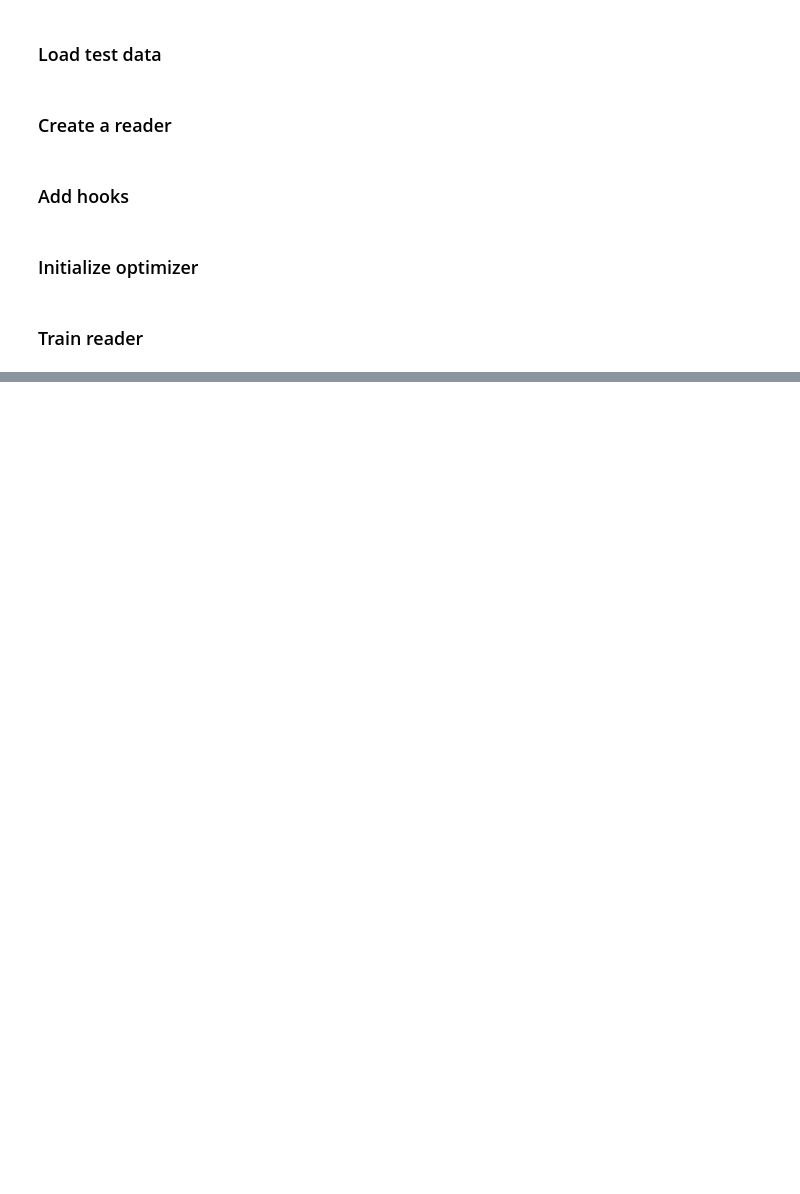
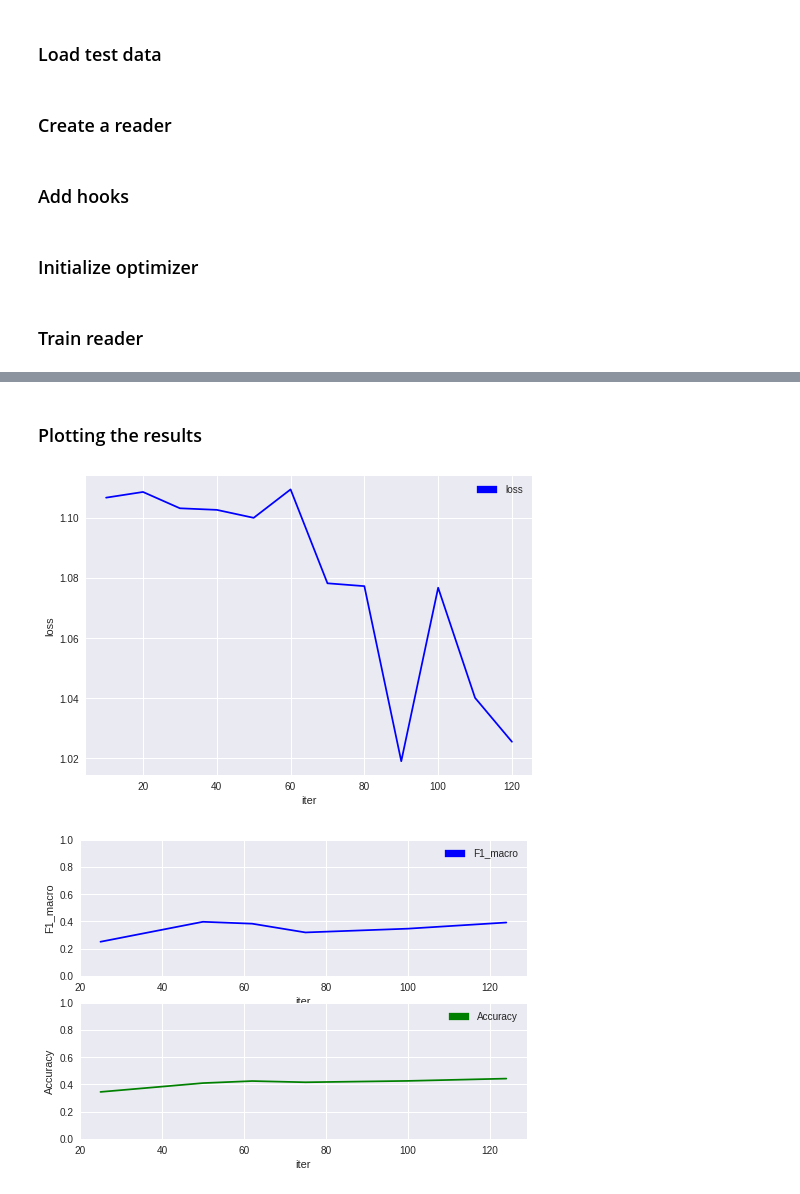
Before and after one commit to uclnlp/jack, a Jupyter notebook: notebooks/SNLI.ipynb, the cells around one changed output, grey strips where cells are left out. Drawn from its saved outputs; the diff is of its cells as text; code cells hidden in the pictures; blank space fills up the shorter version.

Commit message:
Added plotting to hooks.

```diff
--- a/notebooks/SNLI.ipynb
+++ b/notebooks/SNLI.ipynb
@@ -71,0 +83,10 @@ INFO:jtr.jack.train.hooks:Epoch 1       Iter 50 total 1000      exact: 0.359
+# %% [markdown]
+### Plotting the results
+# %%
+# This plots the loss
+hooks[0].plot()
+# This plots the F1 (macro) score and accuracy between 0 and 1
+hooks[1].plot(ylim=[0.0, 1.0])
+# %% [output]
+[figure, added]
+[figure, added]
```
Also changed, not shown: parts of 2 cells of this notebook, 3 other files.
